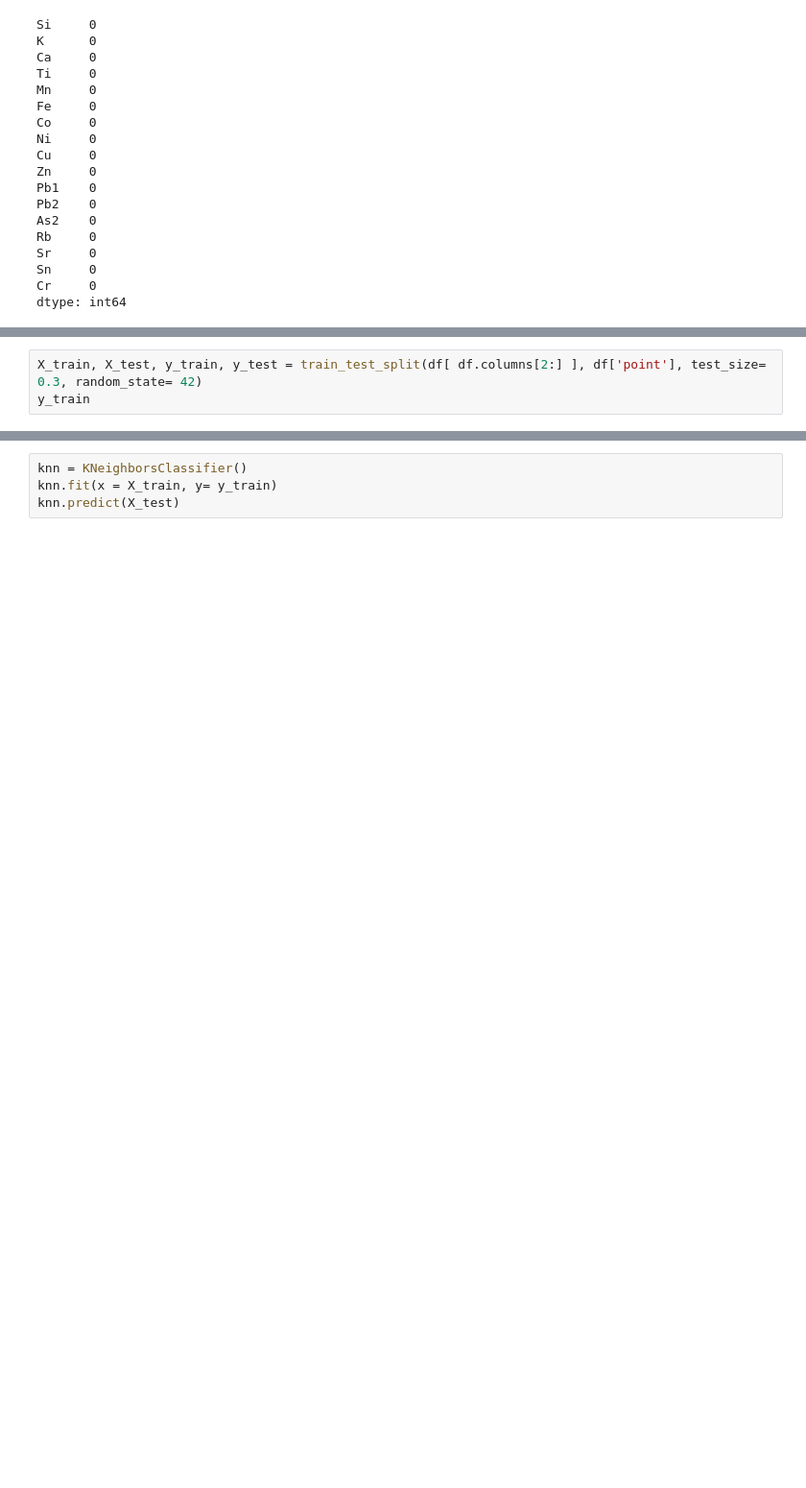
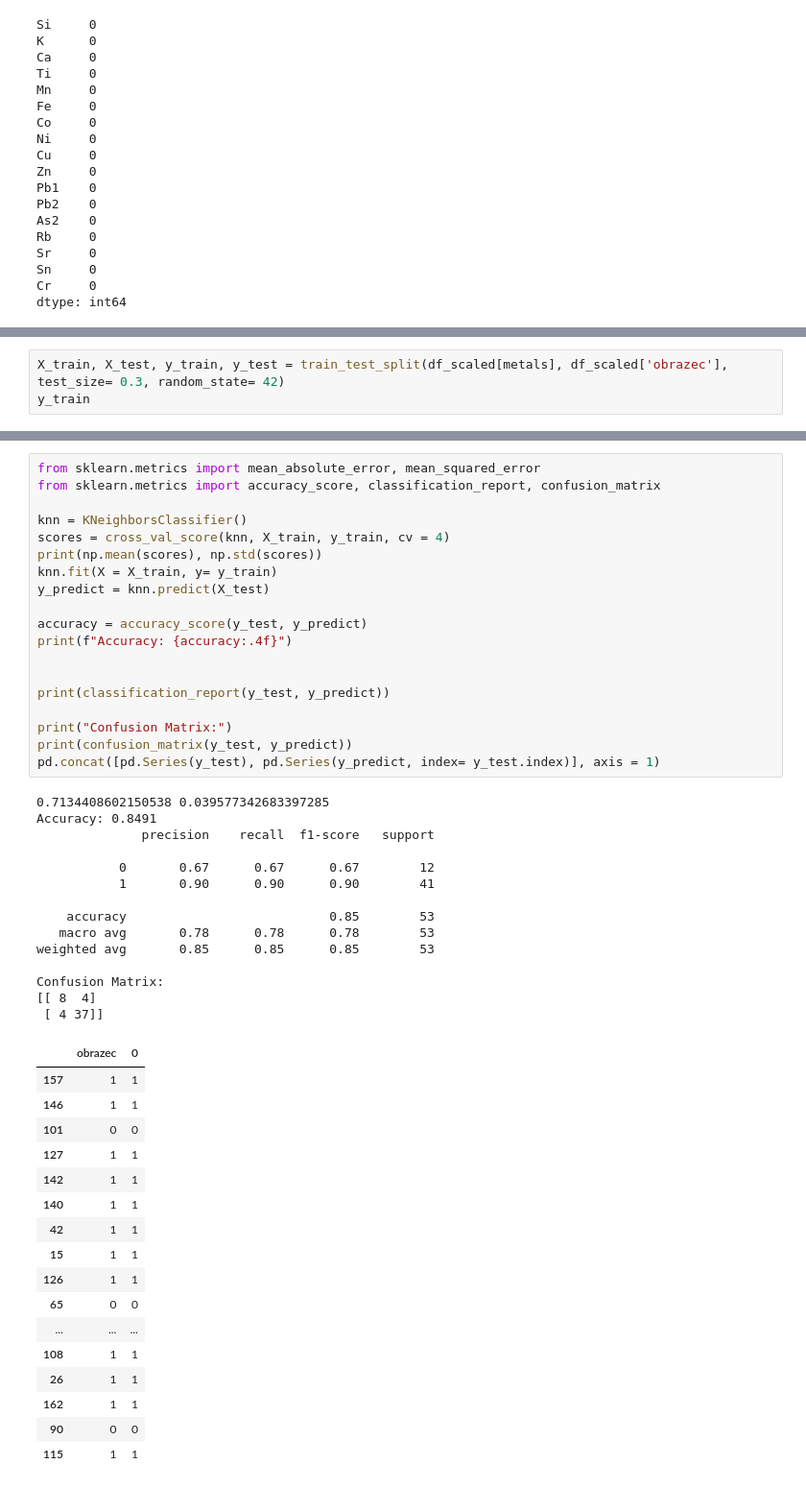
Before and after one commit to Azernem/Data_Analysis_SPbU, a Jupyter notebook: Classification_Ceramics_type/Classification_Ceramics_type.ipynb, the cells around one changed output, grey strips where cells are left out. Shown: that part at 96% size. Drawn from its saved outputs; the diff is of its cells as text; blank space fills up the shorter version.

Commit message:
classification for ceramics

```diff
--- a/Classification_Ceramics_type/Classification_Ceramics_type.ipynb
+++ b/Classification_Ceramics_type/Classification_Ceramics_type.ipynb
@@ -128,4 +157,4 @@ array([0.88919684, 0.99720521, 0.92572642, 0.91954039, 0.99469974,
 # %%
-X_train, X_test, y_train, y_test = train_test_split(df[ df.columns[2:] ], df['point'], test_size= 0.3, random_state= 42)
+X_train, X_test, y_train, y_test = train_test_split(df_scaled[metals], df_scaled['obrazec'], test_size= 0.3, random_state= 42)
 y_train
 # %% [output]
@@ -144,4 +173,51 @@ Name: point, Length: 123, dtype: object
 # %%
+from sklearn.metrics import mean_absolute_error, mean_squared_error
+from sklearn.metrics import accuracy_score, classification_report, confusion_matrix
+
 knn = KNeighborsClassifier()
-knn.fit(x = X_train, y= y_train)
-knn.predict(X_test)
+scores = cross_val_score(knn, X_train, y_train, cv = 4)
+print(np.mean(scores), np.std(scores))
+knn.fit(X = X_train, y= y_train)
+y_predict = knn.predict(X_test)
+
+accuracy = accuracy_score(y_test, y_predict)
+print(f"Accuracy: {accuracy:.4f}")
+
+
+print(classification_report(y_test, y_predict))
+
+print("Confusion Matrix:")
+print(confusion_matrix(y_test, y_predict))
+pd.concat([pd.Series(y_test), pd.Series(y_predict, index= y_test.index)], axis = 1)
+# %% [output]
+0.7134408602150538 0.039577342683397285
+Accuracy: 0.8491
+              precision    recall  f1-score   support
+
+           0       0.67      0.67      0.67        12
+           1       0.90      0.90      0.90        41
+
+    accuracy                           0.85        53
+   macro avg       0.78      0.78      0.78        53
+weighted avg       0.85      0.85      0.85        53
+
+Confusion Matrix:
+[[ 8  4]
+ [ 4 37]]
+|  | obrazec | 0 |
+| 157 | 1 | 1 |
+| 146 | 1 | 1 |
+| 101 | 0 | 0 |
+| 127 | 1 | 1 |
+| 142 | 1 | 1 |
+| 140 | 1 | 1 |
+| 42 | 1 | 1 |
+| 15 | 1 | 1 |
+| 126 | 1 | 1 |
+| 65 | 0 | 0 |
+| ... | ... | ... |
+| 108 | 1 | 1 |
+| 26 | 1 | 1 |
+| 162 | 1 | 1 |
+| 90 | 0 | 0 |
+| 115 | 1 | 1 |
```
Also changed, not shown: parts of 5 cells of this notebook.
